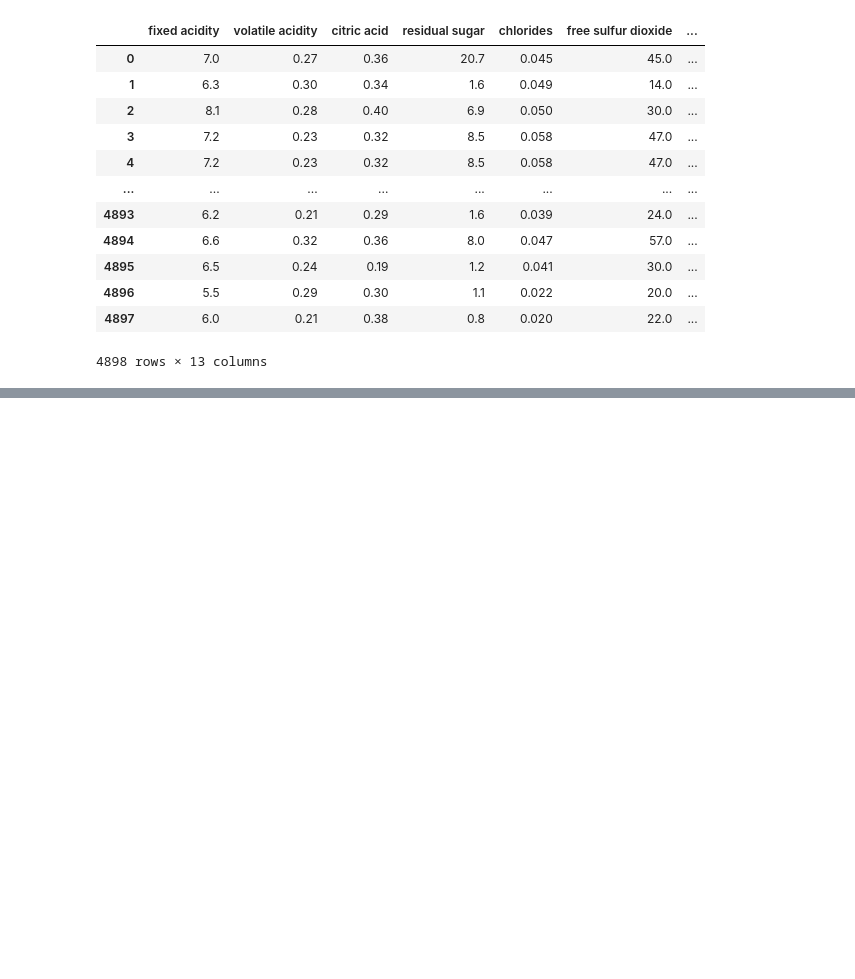
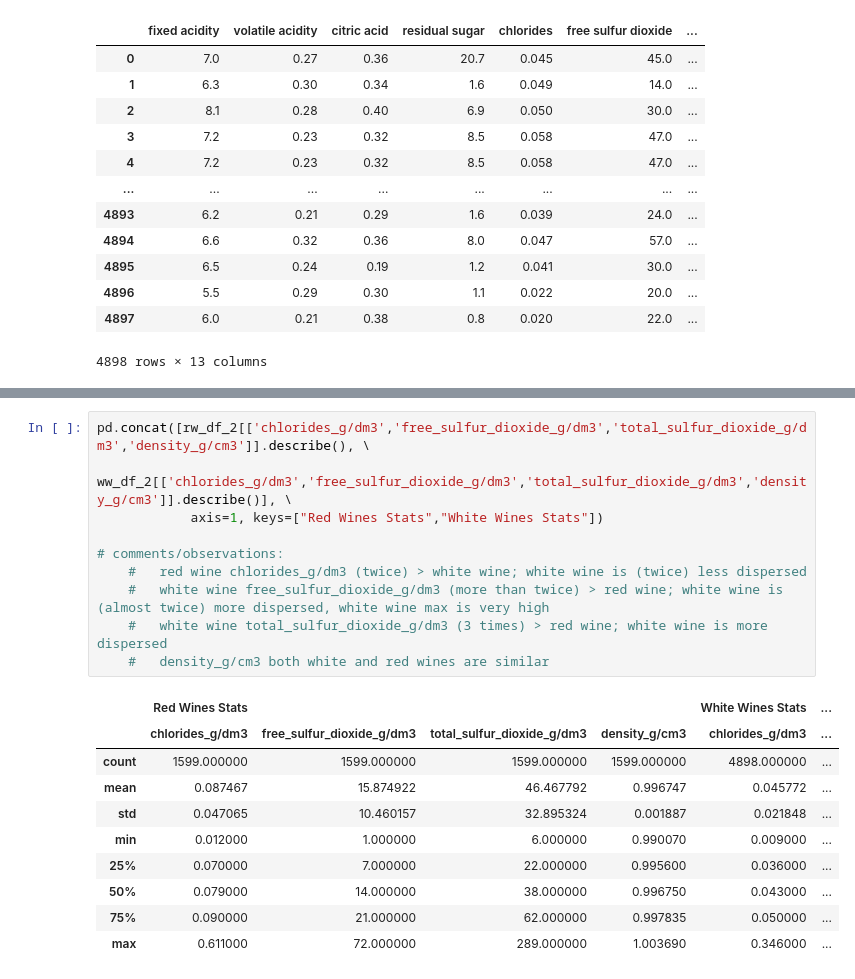
Before and after one commit to TimGarnault/project_2, a Jupyter notebook: sprint_1.ipynb, the cells around one changed output, grey strips where cells are left out. Cells and saved outputs as stored; diff of their text form; blank space fills up the shorter version.

```diff
--- a/sprint_1.ipynb
+++ b/sprint_1.ipynb
@@ -229,0 +291,21 @@ white_wine_df
+# %%
+pd.concat([rw_df_2[['chlorides_g/dm3','free_sulfur_dioxide_g/dm3','total_sulfur_dioxide_g/dm3','density_g/cm3']].describe(), \
+           ww_df_2[['chlorides_g/dm3','free_sulfur_dioxide_g/dm3','total_sulfur_dioxide_g/dm3','density_g/cm3']].describe()], \
+            axis=1, keys=["Red Wines Stats","White Wines Stats"])
+
+# comments/observations:
+    #   red wine chlorides_g/dm3 (twice) > white wine; white wine is (twice) less dispersed
+    #   white wine free_sulfur_dioxide_g/dm3 (more than twice) > red wine; white wine is (almost twice) more dispersed, white wine max is very high
+    #   white wine total_sulfur_dioxide_g/dm3 (3 times) > red wine; white wine is more dispersed
+    #   density_g/cm3 both white and red wines are similar
+# %% [output]
+|  | Red Wines Stats |  |  |  | White Wines Stats | ... |
+|  | chlorides_g/dm3 | free_sulfur_dioxide_g/dm3 | total_sulfur_dioxide_g/dm3 | density_g/cm3 | chlorides_g/dm3 | ... |
+| count | 1599.000000 | 1599.000000 | 1599.000000 | 1599.000000 | 4898.000000 | ... |
+| mean | 0.087467 | 15.874922 | 46.467792 | 0.996747 | 0.045772 | ... |
+| std | 0.047065 | 10.460157 | 32.895324 | 0.001887 | 0.021848 | ... |
+| min | 0.012000 | 1.000000 | 6.000000 | 0.990070 | 0.009000 | ... |
+| 25% | 0.070000 | 7.000000 | 22.000000 | 0.995600 | 0.036000 | ... |
+| 50% | 0.079000 | 14.000000 | 38.000000 | 0.996750 | 0.043000 | ... |
+| 75% | 0.090000 | 21.000000 | 62.000000 | 0.997835 | 0.050000 | ... |
+| max | 0.611000 | 72.000000 | 289.000000 | 1.003690 | 0.346000 | ... |
```
Also changed, not shown: parts of 5 cells of this notebook, 2 other files.
